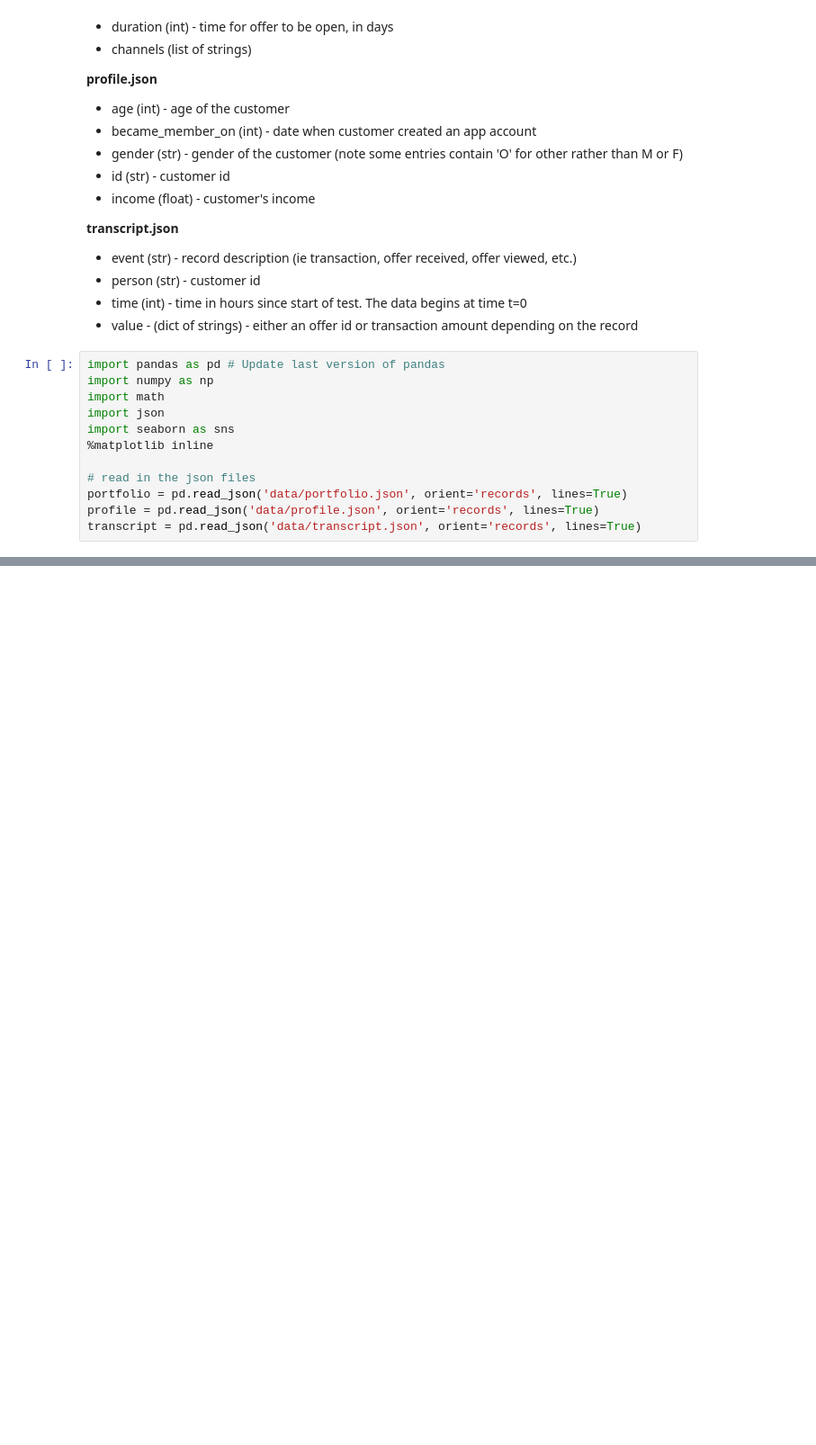
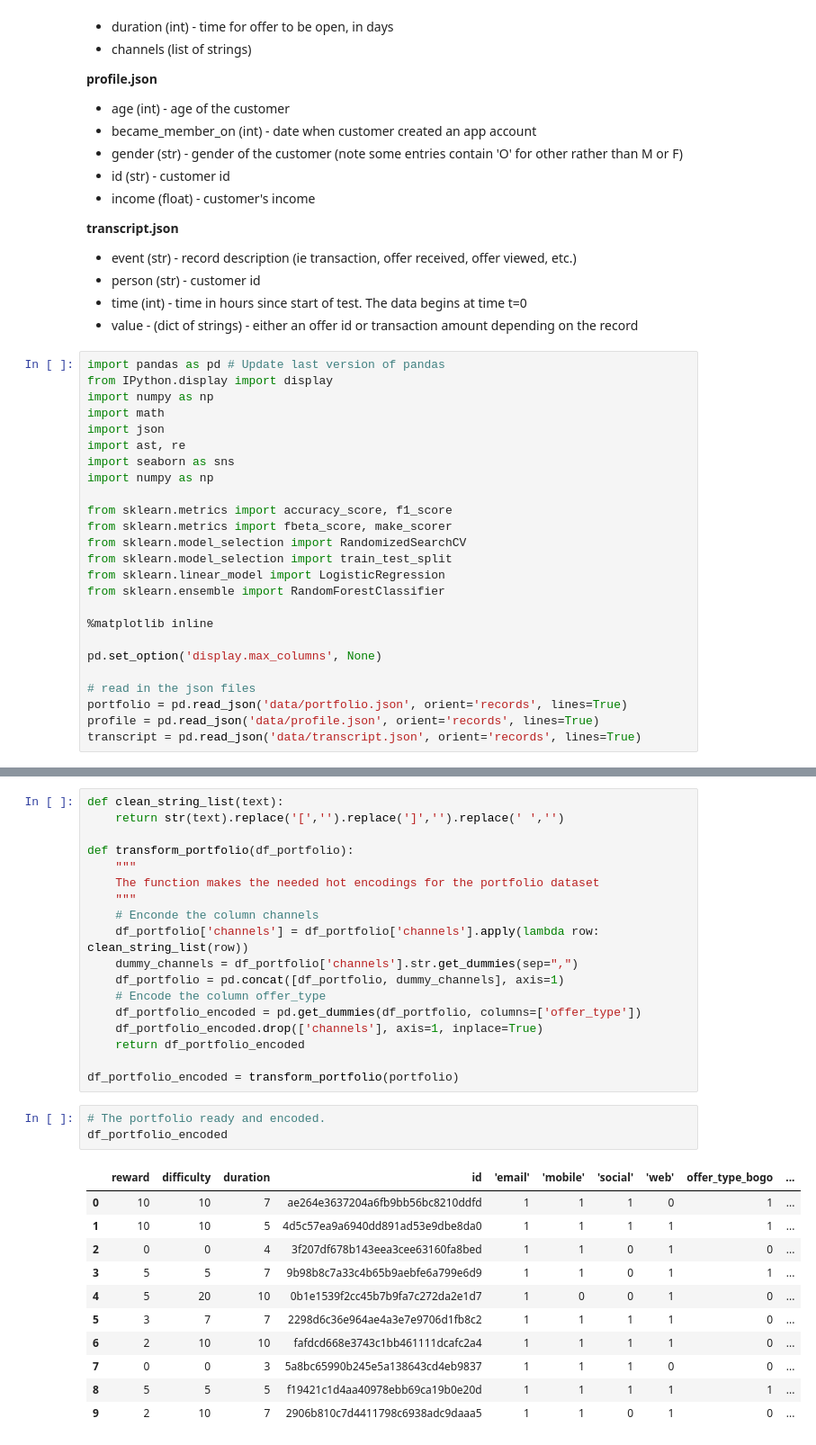
Before and after one commit to jose0628/Starbucks-Capstone-Challenge, a Jupyter notebook: Starbucks_Capstone_notebook.ipynb, the cells around one changed output, grey strips where cells are left out. Shown: that part at 90% size. Drawn from its saved outputs; the diff is of its cells as text; blank space fills up the shorter version.

```diff
--- a/Starbucks_Capstone_notebook.ipynb
+++ b/Starbucks_Capstone_notebook.ipynb
@@ -63,11 +63,24 @@ Here is the schema and explanation of each variable in the files:
 * value - (dict of strings) - either an offer id or transaction amount depending on the record
 # %%
 import pandas as pd # Update last version of pandas
+from IPython.display import display
 import numpy as np
 import math
 import json
+import ast, re
 import seaborn as sns
+import numpy as np
+
+from sklearn.metrics import accuracy_score, f1_score
+from sklearn.metrics import fbeta_score, make_scorer
+from sklearn.model_selection import RandomizedSearchCV
+from sklearn.model_selection import train_test_split
+from sklearn.linear_model import LogisticRegression
+from sklearn.ensemble import RandomForestClassifier
+
 %matplotlib inline
+
+pd.set_option('display.max_columns', None)
 
 # read in the json files
 portfolio = pd.read_json('data/portfolio.json', orient='records', lines=True)
@@ -84,0 +175,33 @@ portfolio.head()
+# %%
+def clean_string_list(text):
+    return str(text).replace('[','').replace(']','').replace(' ','')
+
+def transform_portfolio(df_portfolio):
+    """
+    The function makes the needed hot encodings for the portfolio dataset
+    """
+    # Enconde the column channels
+    df_portfolio['channels'] = df_portfolio['channels'].apply(lambda row: clean_string_list(row))
+    dummy_channels = df_portfolio['channels'].str.get_dummies(sep=",")
+    df_portfolio = pd.concat([df_portfolio, dummy_channels], axis=1)
+    # Encode the column offer_type
+    df_portfolio_encoded = pd.get_dummies(df_portfolio, columns=['offer_type'])
+    df_portfolio_encoded.drop(['channels'], axis=1, inplace=True)
+    return df_portfolio_encoded
+
+df_portfolio_encoded = transform_portfolio(portfolio)
+# %%
+# The portfolio ready and encoded.
+df_portfolio_encoded
+# %% [output]
+|  | reward | difficulty | duration | id | 'email' | 'mobile' | 'social' | 'web' | offer_type_bogo | ... |
+| 0 | 10 | 10 | 7 | ae264e3637204a6fb9bb56bc8210ddfd | 1 | 1 | 1 | 0 | 1 | ... |
+| 1 | 10 | 10 | 5 | 4d5c57ea9a6940dd891ad53e9dbe8da0 | 1 | 1 | 1 | 1 | 1 | ... |
+| 2 | 0 | 0 | 4 | 3f207df678b143eea3cee63160fa8bed | 1 | 1 | 0 | 1 | 0 | ... |
+| 3 | 5 | 5 | 7 | 9b98b8c7a33c4b65b9aebfe6a799e6d9 | 1 | 1 | 0 | 1 | 1 | ... |
+| 4 | 5 | 20 | 10 | 0b1e1539f2cc45b7b9fa7c272da2e1d7 | 1 | 0 | 0 | 1 | 0 | ... |
+| 5 | 3 | 7 | 7 | 2298d6c36e964ae4a3e7e9706d1fb8c2 | 1 | 1 | 1 | 1 | 0 | ... |
+| 6 | 2 | 10 | 10 | fafdcd668e3743c1bb461111dcafc2a4 | 1 | 1 | 1 | 1 | 0 | ... |
+| 7 | 0 | 0 | 3 | 5a8bc65990b245e5a138643cd4eb9837 | 1 | 1 | 1 | 0 | 0 | ... |
+| 8 | 5 | 5 | 5 | f19421c1d4aa40978ebb69ca19b0e20d | 1 | 1 | 1 | 1 | 1 | ... |
+| 9 | 2 | 10 | 7 | 2906b810c7d4411798c6938adc9daaa5 | 1 | 1 | 0 | 1 | 0 | ... |
```
Also changed, not shown: parts of 32 cells of this notebook, 2 other files.
